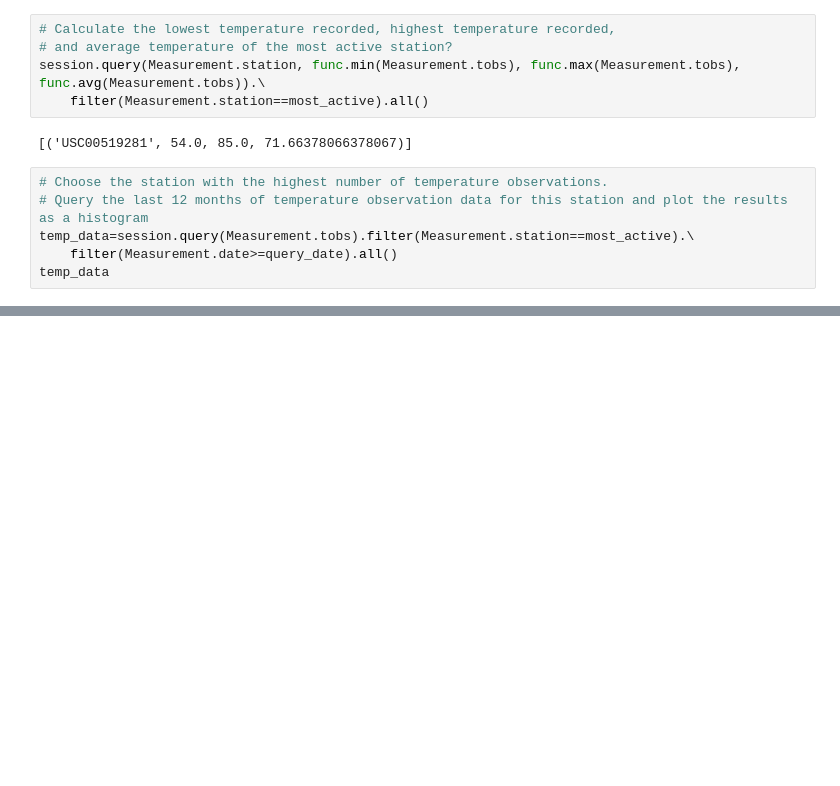
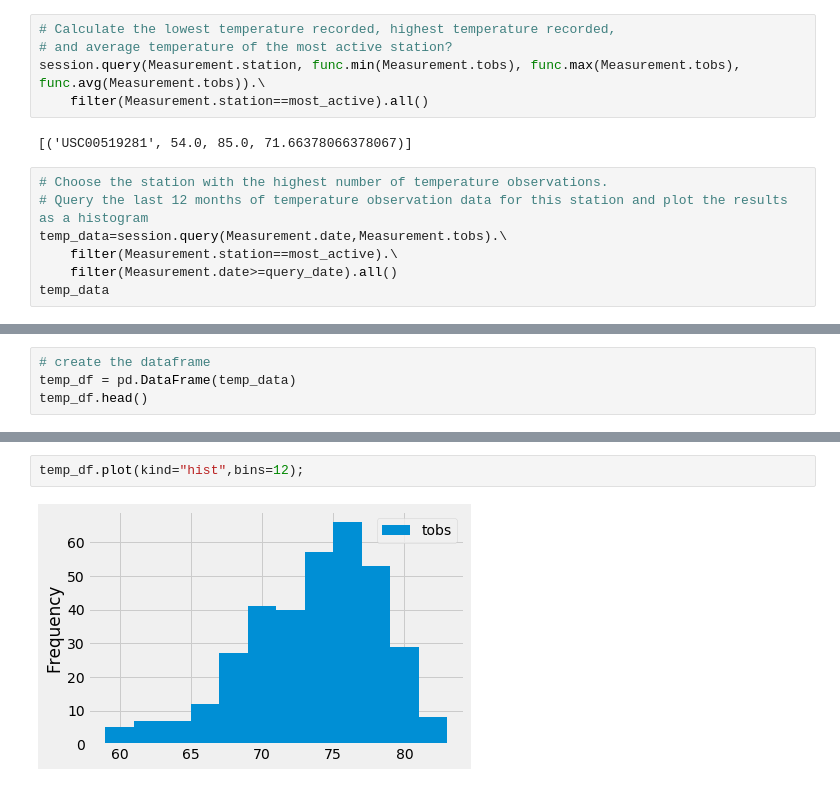
Before and after one commit to teeneewilliams/sqlalchemy-challenge, a Jupyter notebook: climate_starter.ipynb, the cells around one changed output, grey strips where cells are left out. Saved outputs shown, nothing was run; the diff lists cells and outputs as text; blank space fills up the shorter version.

```diff
--- a/climate_starter.ipynb
+++ b/climate_starter.ipynb
@@ -180,7 +180,8 @@ session.query(Measurement.station, func.min(Measurement.tobs), func.max(Measurem
 # %%
 # Choose the station with the highest number of temperature observations.
 # Query the last 12 months of temperature observation data for this station and plot the results as a histogram
-temp_data=session.query(Measurement.tobs).filter(Measurement.station==most_active).\
+temp_data=session.query(Measurement.date,Measurement.tobs).\
+    filter(Measurement.station==most_active).\
     filter(Measurement.date>=query_date).all()
 temp_data
 # %% [output]
@@ -203,0 +205,4 @@ temp_data
+# %%
+# create the dataframe
+temp_df = pd.DataFrame(temp_data)
+temp_df.head()
@@ -203,0 +216,4 @@ temp_data
+# %%
+temp_df.plot(kind="hist",bins=12);
+# %% [output]
+[figure, added]
```
Also changed, not shown: parts of 2 cells of this notebook, 1 other file.
